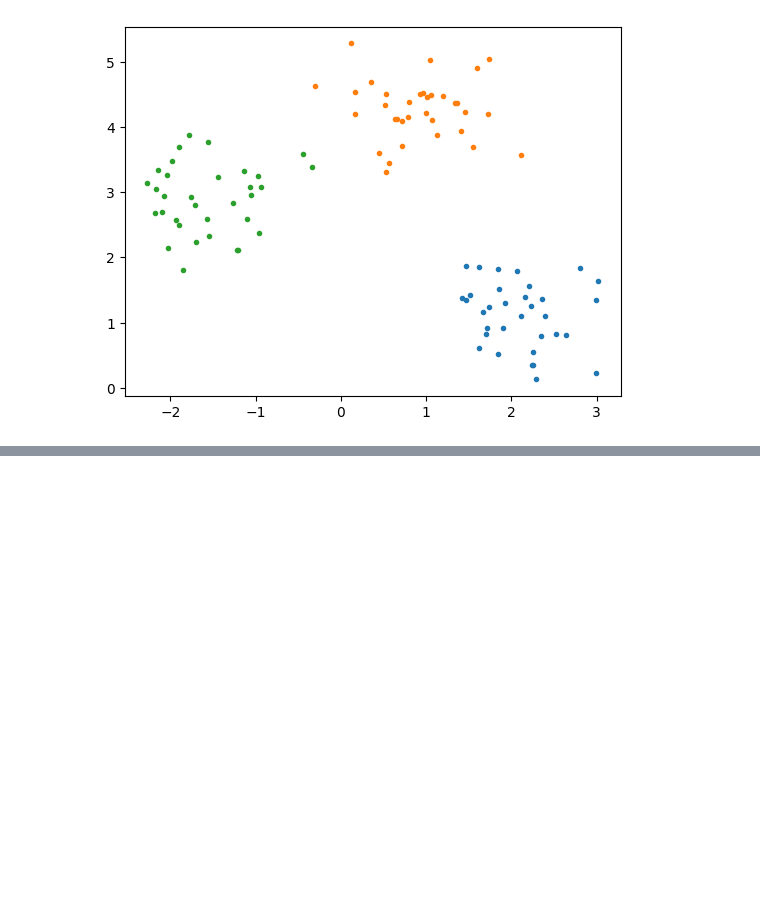
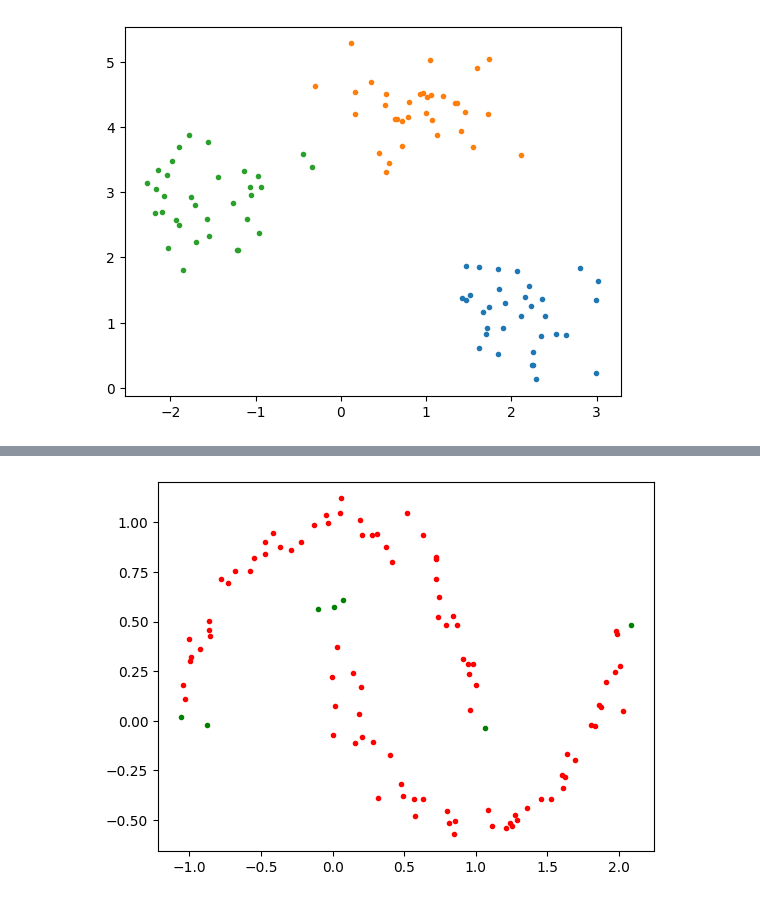
Before and after one commit to OVP2023/IprojectGeorge, a Jupyter notebook: pustovalov_lab_2_clustering.ipynb, the cells around one changed output, grey strips where cells are left out. Cells and saved outputs as stored; diff of their text form; code cells hidden in the pictures; blank space fills up the shorter version.

```diff
--- a/pustovalov_lab_2_clustering.ipynb
+++ b/pustovalov_lab_2_clustering.ipynb
@@ -371,0 +338,5 @@ expandCluster(P, NeighborPts, C, eps, MinPts) {
+# %%
+X1,y1 = make_moons(n_samples=100,noise=0.07)
+dbscan_points(X1,0.3,4)
+# %% [output]
+[figure, added]
```
Also changed, not shown: parts of 11 cells of this notebook.
